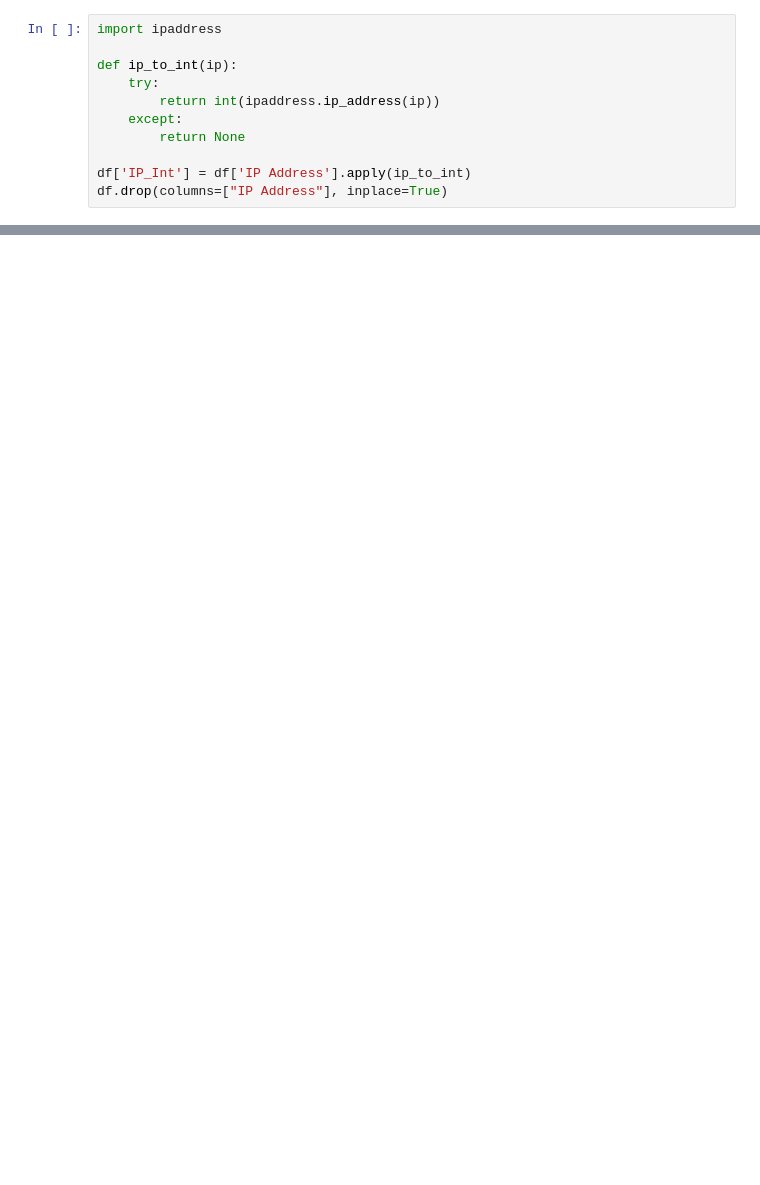
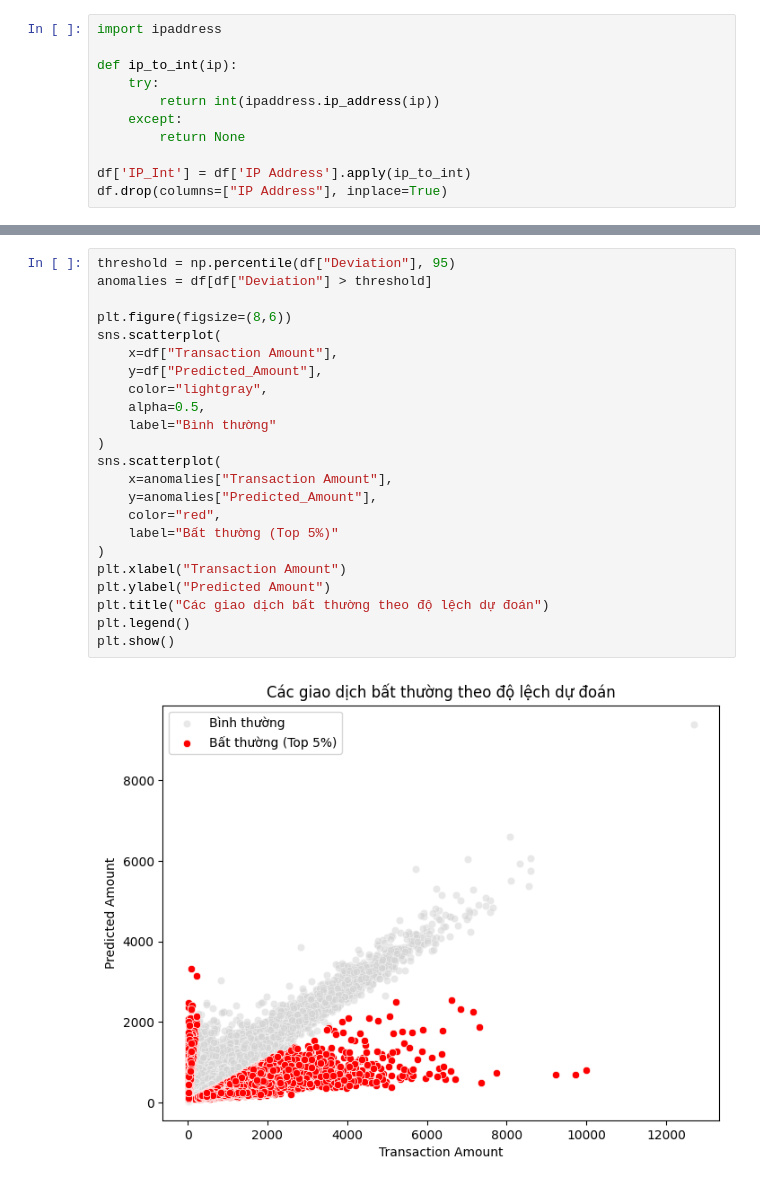
Before and after one commit to pentakll4002/IS403_Q13, a Jupyter notebook: regression.ipynb, the cells around one changed output, grey strips where cells are left out. Saved outputs shown, nothing was run; the diff lists cells and outputs as text; blank space fills up the shorter version.

```diff
--- a/regression.ipynb
+++ b/regression.ipynb
@@ -191,0 +283,25 @@ X_reduced = pipeline.fit_transform(X, y)
+# %%
+threshold = np.percentile(df["Deviation"], 95)
+anomalies = df[df["Deviation"] > threshold]
+
+plt.figure(figsize=(8,6))
+sns.scatterplot(
+    x=df["Transaction Amount"],
+    y=df["Predicted_Amount"],
+    color="lightgray",
+    alpha=0.5,
+    label="Bình thường"
+)
+sns.scatterplot(
+    x=anomalies["Transaction Amount"],
+    y=anomalies["Predicted_Amount"],
+    color="red",
+    label="Bất thường (Top 5%)"
+)
+plt.xlabel("Transaction Amount")
+plt.ylabel("Predicted Amount")
+plt.title("Các giao dịch bất thường theo độ lệch dự đoán")
+plt.legend()
+plt.show()
+# %% [output]
+[figure, added]
```
Also changed, not shown: parts of 12 cells of this notebook.
